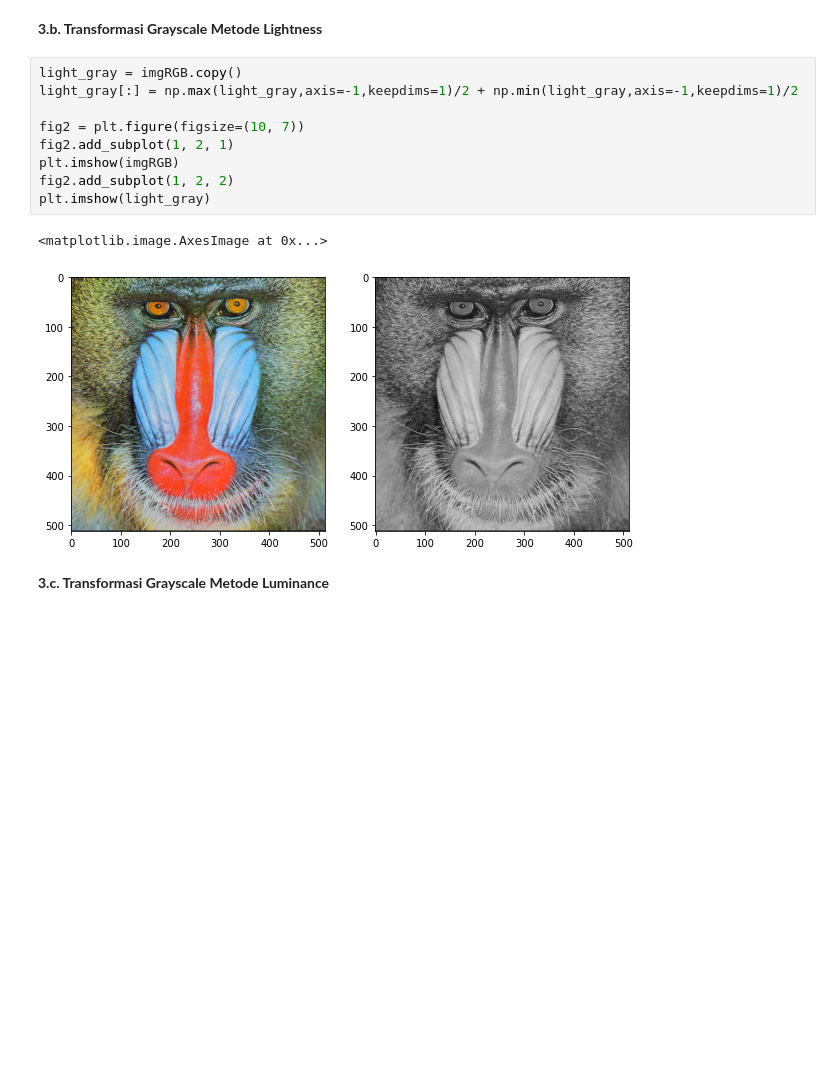
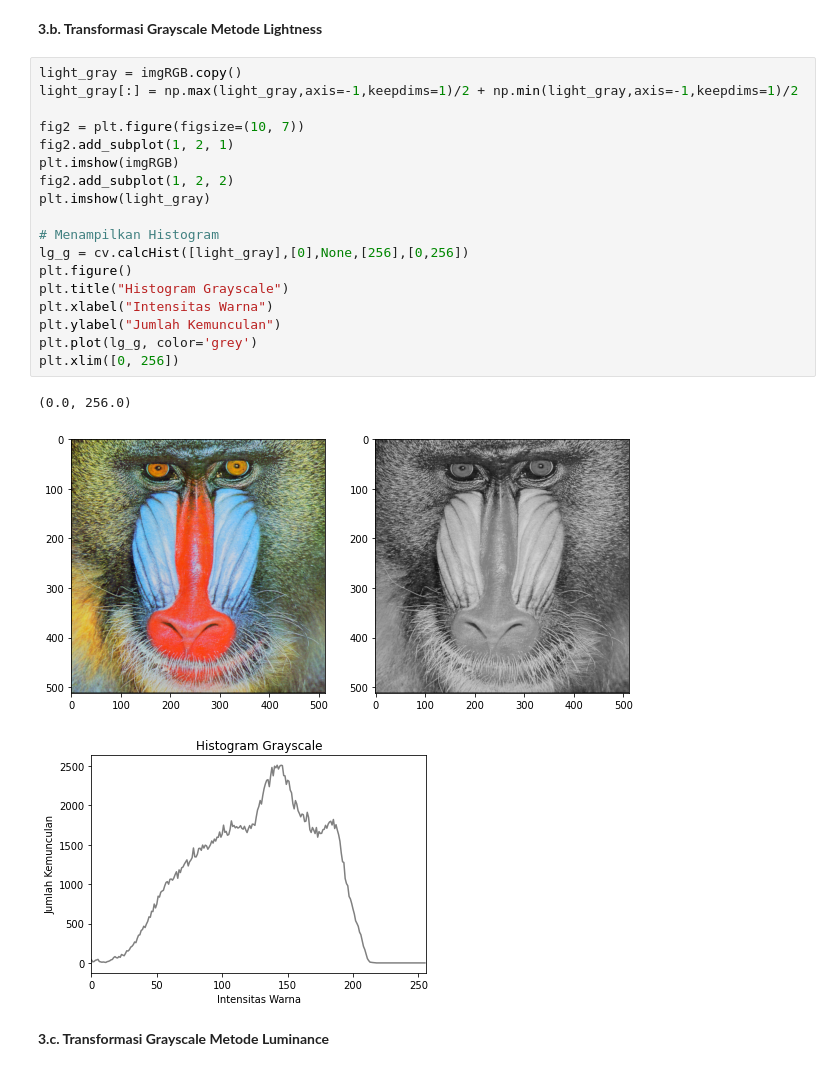
Before and after one commit to rizkinahayyuni/PCVK_Genap_2022, a Jupyter notebook: Modul3.ipynb, the cells around one changed output. Cells and saved outputs as stored; diff of their text form; blank space fills up the shorter version.

```diff
--- a/Modul3.ipynb
+++ b/Modul3.ipynb
@@ -126,15 +203,25 @@ plt.imshow(av_grey)
 # %%
 light_gray = imgRGB.copy()
 light_gray[:] = np.max(light_gray,axis=-1,keepdims=1)/2 + np.min(light_gray,axis=-1,keepdims=1)/2
 
 fig2 = plt.figure(figsize=(10, 7))
 fig2.add_subplot(1, 2, 1)
 plt.imshow(imgRGB)
 fig2.add_subplot(1, 2, 2)
 plt.imshow(light_gray)
+
+# Menampilkan Histogram
+lg_g = cv.calcHist([light_gray],[0],None,[256],[0,256])
+plt.figure()
+plt.title("Histogram Grayscale")
+plt.xlabel("Intensitas Warna")
+plt.ylabel("Jumlah Kemunculan")
+plt.plot(lg_g, color='grey')
+plt.xlim([0, 256])
 # %% [output]
-<matplotlib.image.AxesImage at 0x...>
+(0.0, 256.0)
 [figure]
+[figure, added]
 # %% [markdown]
 **3.c. Transformasi Grayscale Metode Luminance**
 # %%
```
Also changed, not shown: parts of 6 cells of this notebook.
